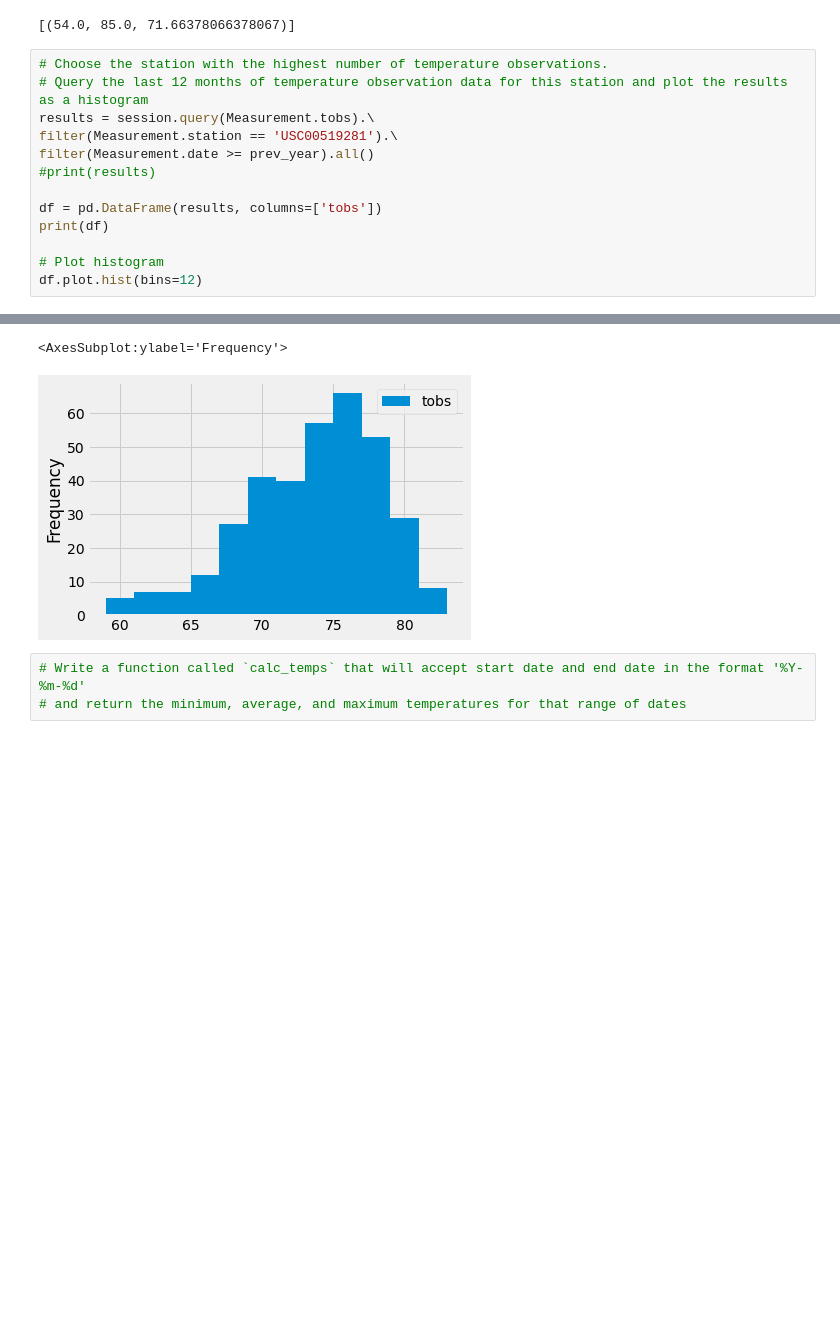
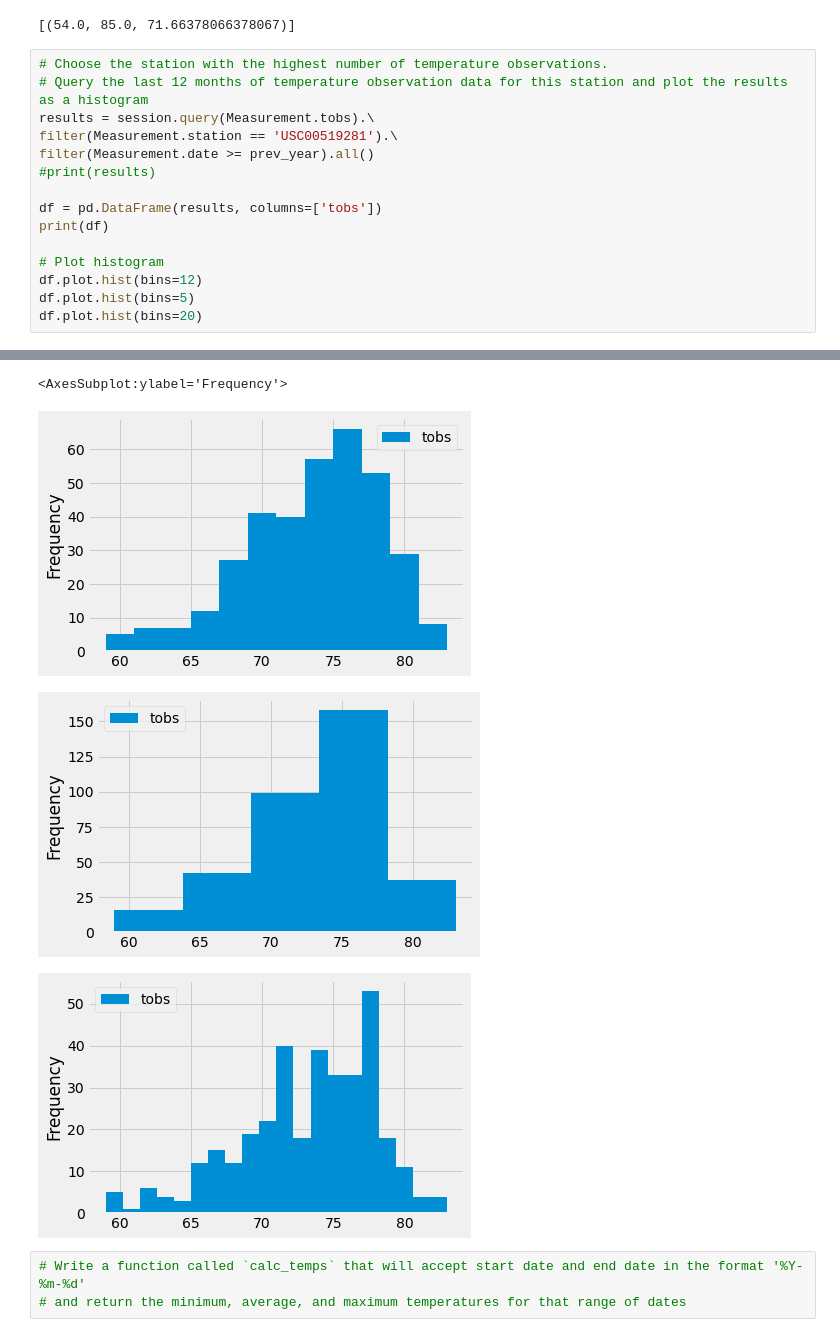
Before and after one commit to kschnittker30/surfs_up, a Jupyter notebook: climate_analysis.ipynb, the cells around one changed output, grey strips where cells are left out. Saved outputs shown, nothing was run; the diff lists cells and outputs as text; blank space fills up the shorter version.

```diff
--- a/climate_analysis.ipynb
+++ b/climate_analysis.ipynb
@@ -109,33 +109,37 @@ filter(Measurement.station == 'USC00519281').all()
 # %%
 # Choose the station with the highest number of temperature observations.
 # Query the last 12 months of temperature observation data for this station and plot the results as a histogram
 results = session.query(Measurement.tobs).\
 filter(Measurement.station == 'USC00519281').\
 filter(Measurement.date >= prev_year).all()
 #print(results)
 
 df = pd.DataFrame(results, columns=['tobs'])
 print(df)
 
 # Plot histogram
 df.plot.hist(bins=12)
+df.plot.hist(bins=5)
+df.plot.hist(bins=20)
 # %% [output]
      tobs
 0    77.0
 1    77.0
 2    80.0
 3    80.0
 4    75.0
 ..    ...
 347  77.0
 348  77.0
 349  76.0
 350  76.0
 351  79.0
 
 [352 rows x 1 columns]
 <AxesSubplot:ylabel='Frequency'>
 [figure]
+[figure, added]
+[figure, added]
 # %%
 # Write a function called `calc_temps` that will accept start date and end date in the format '%Y-%m-%d'
 # and return the minimum, average, and maximum temperatures for that range of dates
```
Also changed, not shown: 1 other file.
